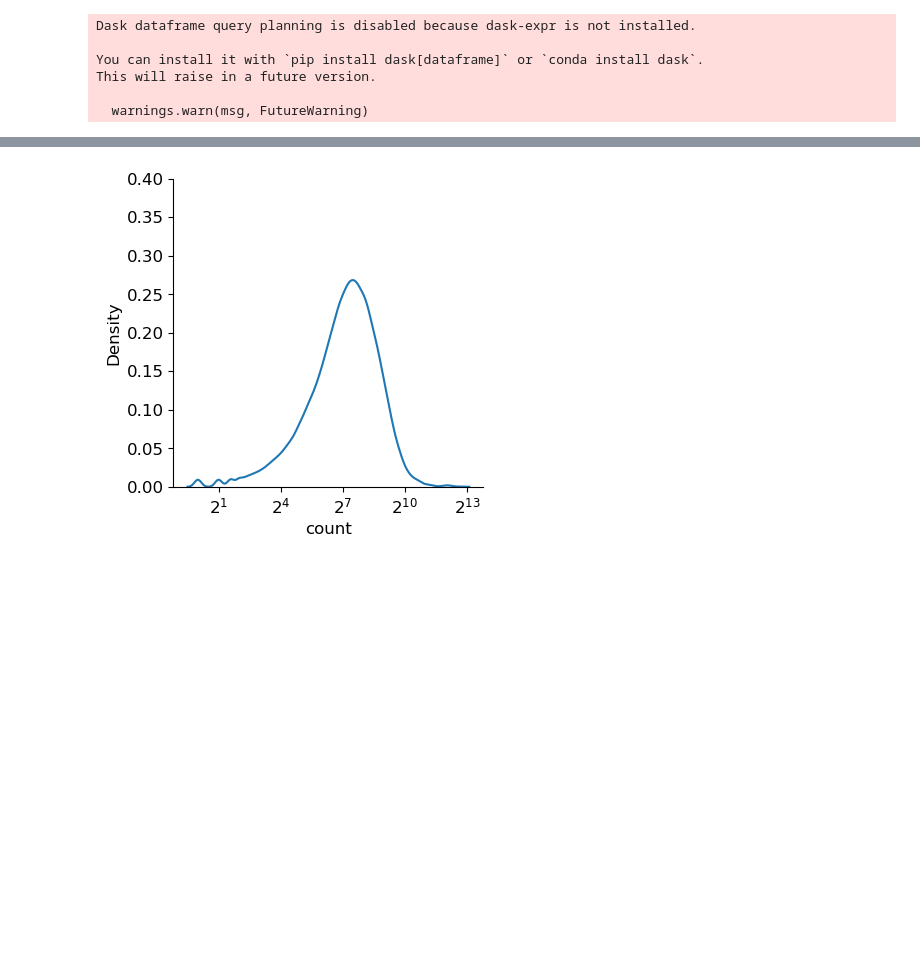
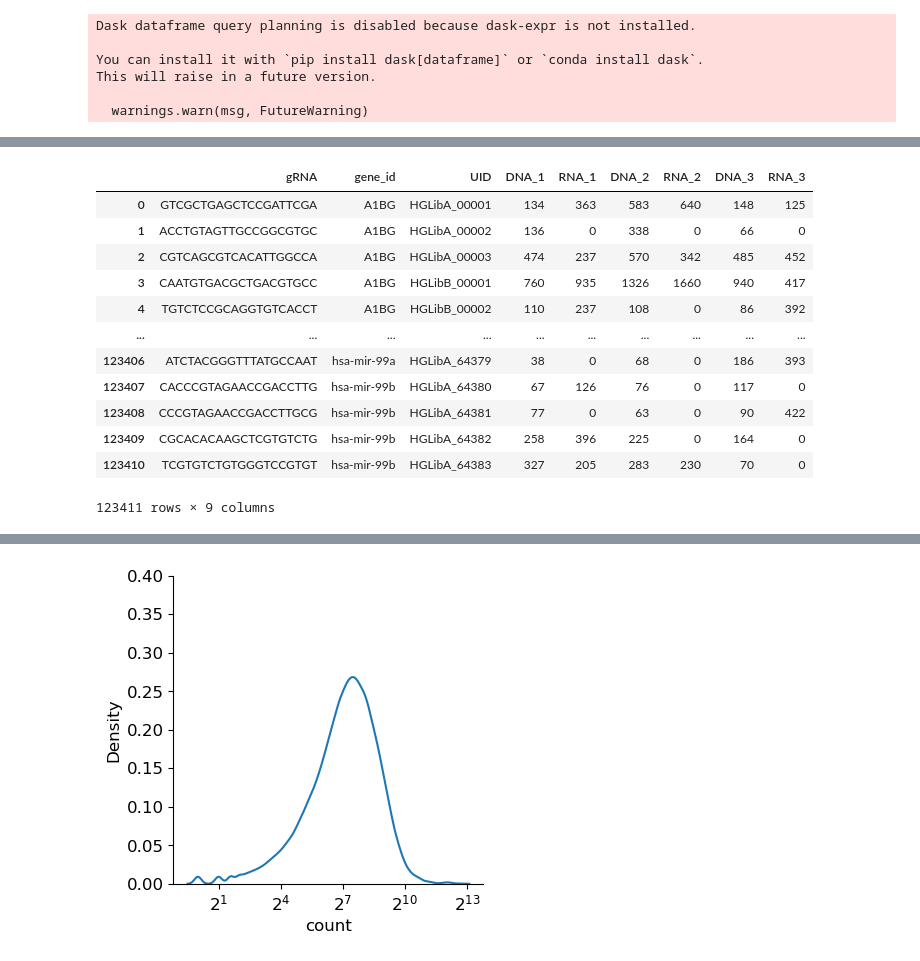
Before and after one commit to Russell-laboratory/CRITRseq_Interferon_Flu, a Jupyter notebook: Assign_Barcodes.ipynb, the cells around one changed output, grey strips where cells are left out. Saved outputs shown, nothing was run; the diff lists cells and outputs as text; code cells hidden in the pictures; blank space fills up the shorter version.

```diff
--- a/Assign_Barcodes.ipynb
+++ b/Assign_Barcodes.ipynb
@@ -189,3 +165,19 @@ print(zeros)
+# %%
+guideCounts
+# %% [output]
+|  | gRNA | gene_id | UID | DNA_1 | RNA_1 | DNA_2 | RNA_2 | DNA_3 | RNA_3 |
+| 0 | GTCGCTGAGCTCCGATTCGA | A1BG | HGLibA_00001 | 134 | 363 | 583 | 640 | 148 | 125 |
+| 1 | ACCTGTAGTTGCCGGCGTGC | A1BG | HGLibA_00002 | 136 | 0 | 338 | 0 | 66 | 0 |
+| 2 | CGTCAGCGTCACATTGGCCA | A1BG | HGLibA_00003 | 474 | 237 | 570 | 342 | 485 | 452 |
+| 3 | CAATGTGACGCTGACGTGCC | A1BG | HGLibB_00001 | 760 | 935 | 1326 | 1660 | 940 | 417 |
+| 4 | TGTCTCCGCAGGTGTCACCT | A1BG | HGLibB_00002 | 110 | 237 | 108 | 0 | 86 | 392 |
+| ... | ... | ... | ... | ... | ... | ... | ... | ... | ... |
+| 123406 | ATCTACGGGTTTATGCCAAT | hsa-mir-99a | HGLibA_64379 | 38 | 0 | 68 | 0 | 186 | 393 |
+| 123407 | CACCCGTAGAACCGACCTTG | hsa-mir-99b | HGLibA_64380 | 67 | 126 | 76 | 0 | 117 | 0 |
+| 123408 | CCCGTAGAACCGACCTTGCG | hsa-mir-99b | HGLibA_64381 | 77 | 0 | 63 | 0 | 90 | 422 |
+| 123409 | CGCACACAAGCTCGTGTCTG | hsa-mir-99b | HGLibA_64382 | 258 | 396 | 225 | 0 | 164 | 0 |
+| 123410 | TCGTGTCTGTGGGTCCGTGT | hsa-mir-99b | HGLibA_64383 | 327 | 205 | 283 | 230 | 70 | 0 |
+123411 rows × 9 columns
 # %%
 #Once csv files have been made with counts for each gRNA in the gDNA and RNA sequencing files for each replicate,
 #now we can compile the information into one table to use as input for MAGeCK analysis.
```
Also changed, not shown: parts of 14 cells of this notebook, 2 other files.
